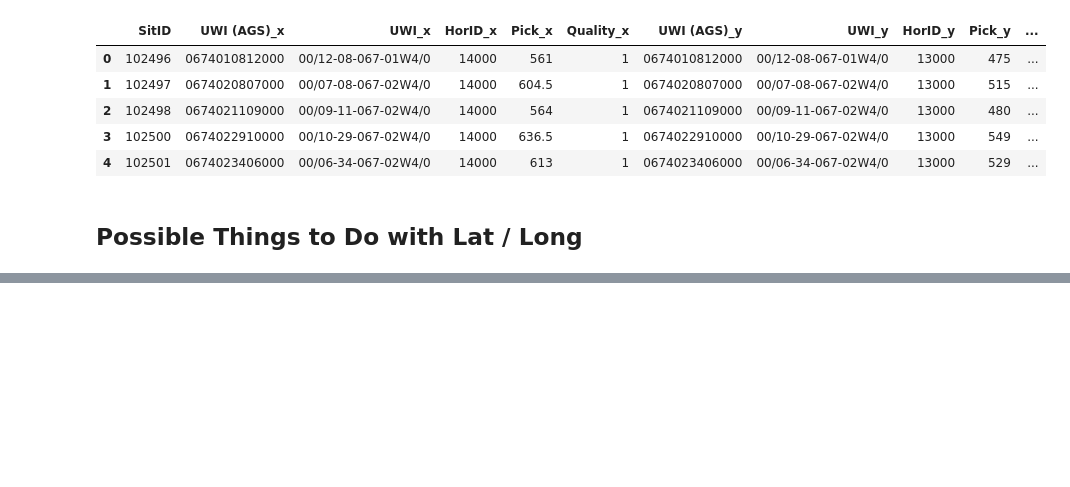
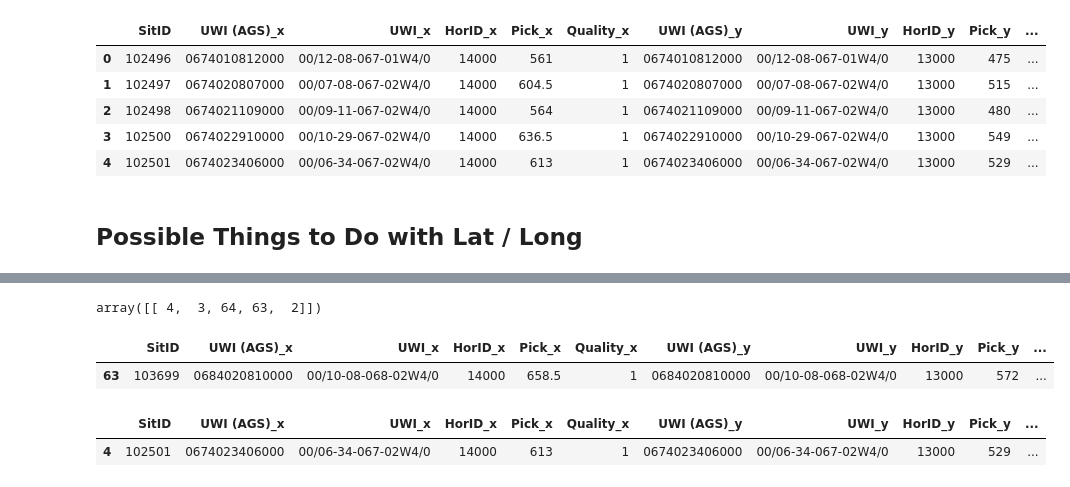
Before and after one commit to JustinGOSSES/MannvilleGroup_Strat_Hackathon, a Jupyter notebook: notebooks_2018/mapmaking/Map_Exploration_v2.ipynb, the cells around one changed output, grey strips where cells are left out. Saved outputs shown, nothing was run; the diff lists cells and outputs as text; code cells hidden in the pictures; blank space fills up the shorter version.

```diff
--- a/notebooks_2018/mapmaking/Map_Exploration_v2.ipynb
+++ b/notebooks_2018/mapmaking/Map_Exploration_v2.ipynb
@@ -69,0 +127,14 @@ df_new.head()
+# %%
+ind[4:5]
+# %% [output]
+array([[ 4,  3, 64, 63,  2]])
+# %%
+df_new[63:64]
+# %% [output]
+|  | SitID | UWI (AGS)_x | UWI_x | HorID_x | Pick_x | Quality_x | UWI (AGS)_y | UWI_y | HorID_y | Pick_y | ... |
+| 63 | 103699 | 0684020810000 | 00/10-08-068-02W4/0 | 14000 | 658.5 | 1 | 0684020810000 | 00/10-08-068-02W4/0 | 13000 | 572 | ... |
+# %%
+df_new[4:5]
+# %% [output]
+|  | SitID | UWI (AGS)_x | UWI_x | HorID_x | Pick_x | Quality_x | UWI (AGS)_y | UWI_y | HorID_y | Pick_y | ... |
+| 4 | 102501 | 0674023406000 | 00/06-34-067-02W4/0 | 14000 | 613 | 1 | 0674023406000 | 00/06-34-067-02W4/0 | 13000 | 529 | ... |
```
Also changed, not shown: parts of 29 cells of this notebook.
